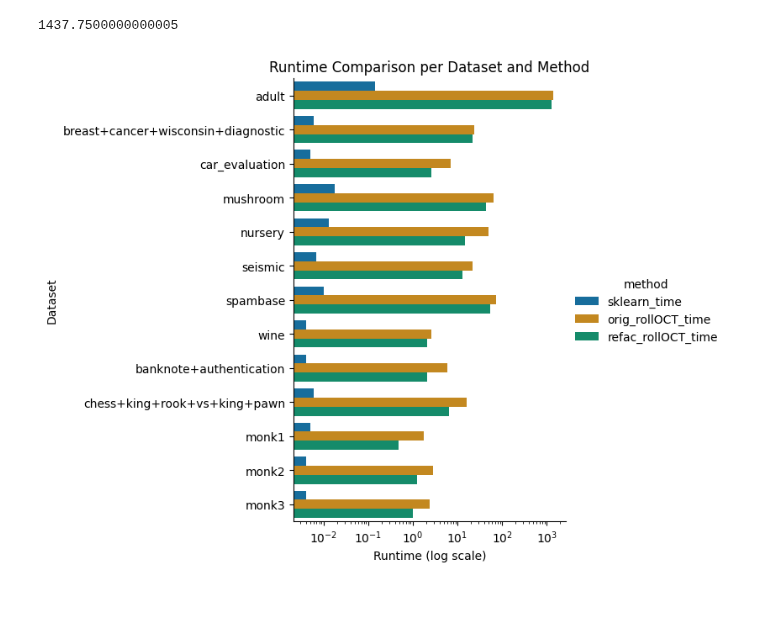
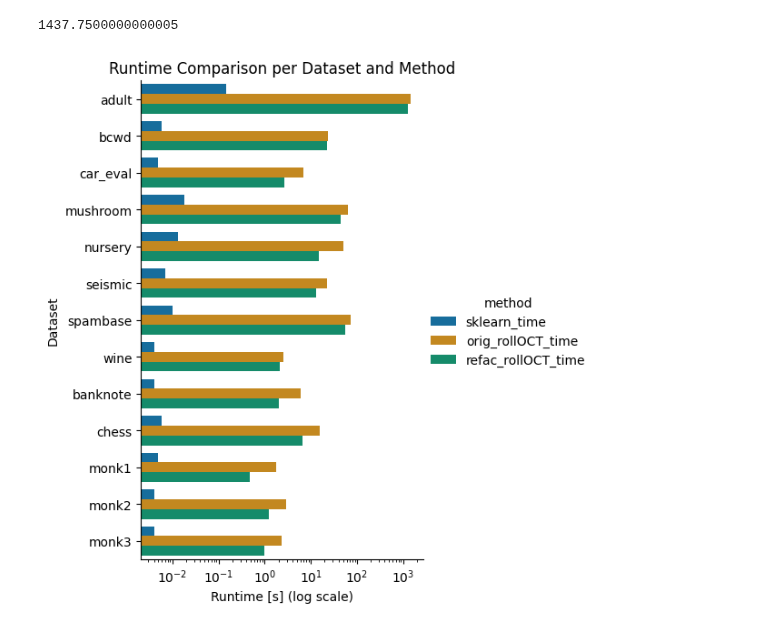
Before and after one commit to Morgall/LARF_BA, a Jupyter notebook: testing_juypter_notebooks/datasets_easy_time_collect.ipynb, the cells around one changed output. Cells and saved outputs as stored; diff of their text form; code cells hidden in the pictures; blank space fills up the shorter version.

```diff
--- a/testing_juypter_notebooks/datasets_easy_time_collect.ipynb
+++ b/testing_juypter_notebooks/datasets_easy_time_collect.ipynb
@@ -242,28 +242,31 @@ df_2 = df_2.reset_index().rename(columns={'index': 'dataset'})
 
 # Melt wide-format df to long-format for seaborn
 df_long = df_2.melt(id_vars='dataset', var_name='method', value_name='runtime')
+
+df_long['dataset'] = df_long['dataset'].map(alias_dict)
 # %%
 import seaborn as sns
 import matplotlib.pyplot as plt
 
 # Assuming df_long has columns: dataset, method, runtime (long format)
 sns.catplot(
     data=df_long,
     y='dataset',         # dataset on y-axis (each tick is one dataset)
     x='runtime',         # runtime on x-axis (numeric)
     hue='method',        # separate colors per method
     kind='bar',          # you can also try kind='point' or 'bar'
     height=6,
-    aspect=1.2,
+    aspect=0.8,
     palette='colorblind'
 )
 plt.xticks([])  # This removes all x-axis ticks and labels
 
 #plt.legend(title="Method and feature subset size", loc='upper center', bbox_to_anchor=(0.5, 1.29), ncol=4, frameon=True)
 plt.xscale('log')  #Optional: use log scale for runtime axis to manage different time scales
 plt.ylabel('Dataset')
-plt.xlabel('Runtime (log scale)')
+plt.xlabel('Runtime [s] (log scale)')
 plt.title('Runtime Comparison per Dataset and Method')
+#plt.savefig(os.path.join('../results', f'times.svg'), format='svg', bbox_inches='tight')
 plt.show()
 # %% [output]
-[figure, old version]
+[figure, new version]
```
Also changed, not shown: parts of 1 cell of this notebook, 7 other files.
